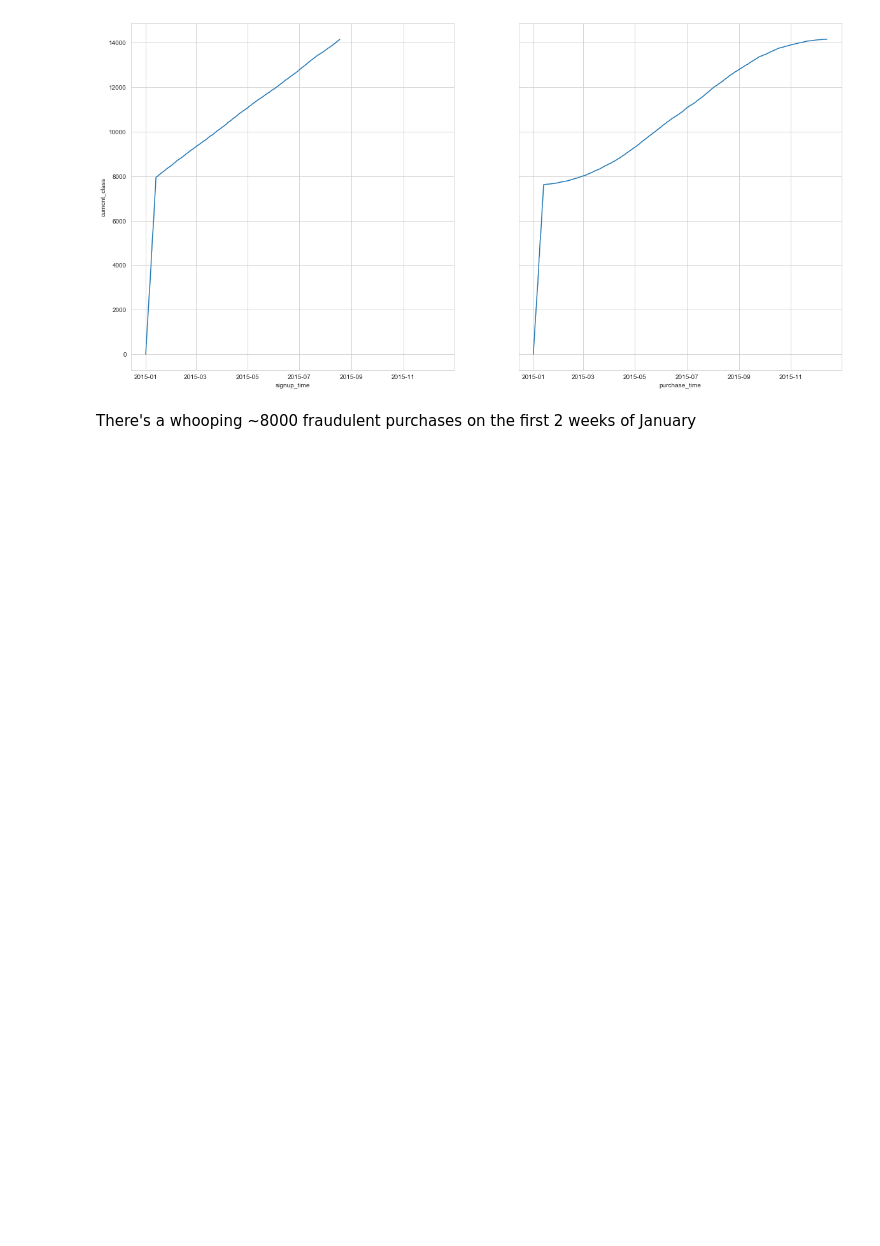
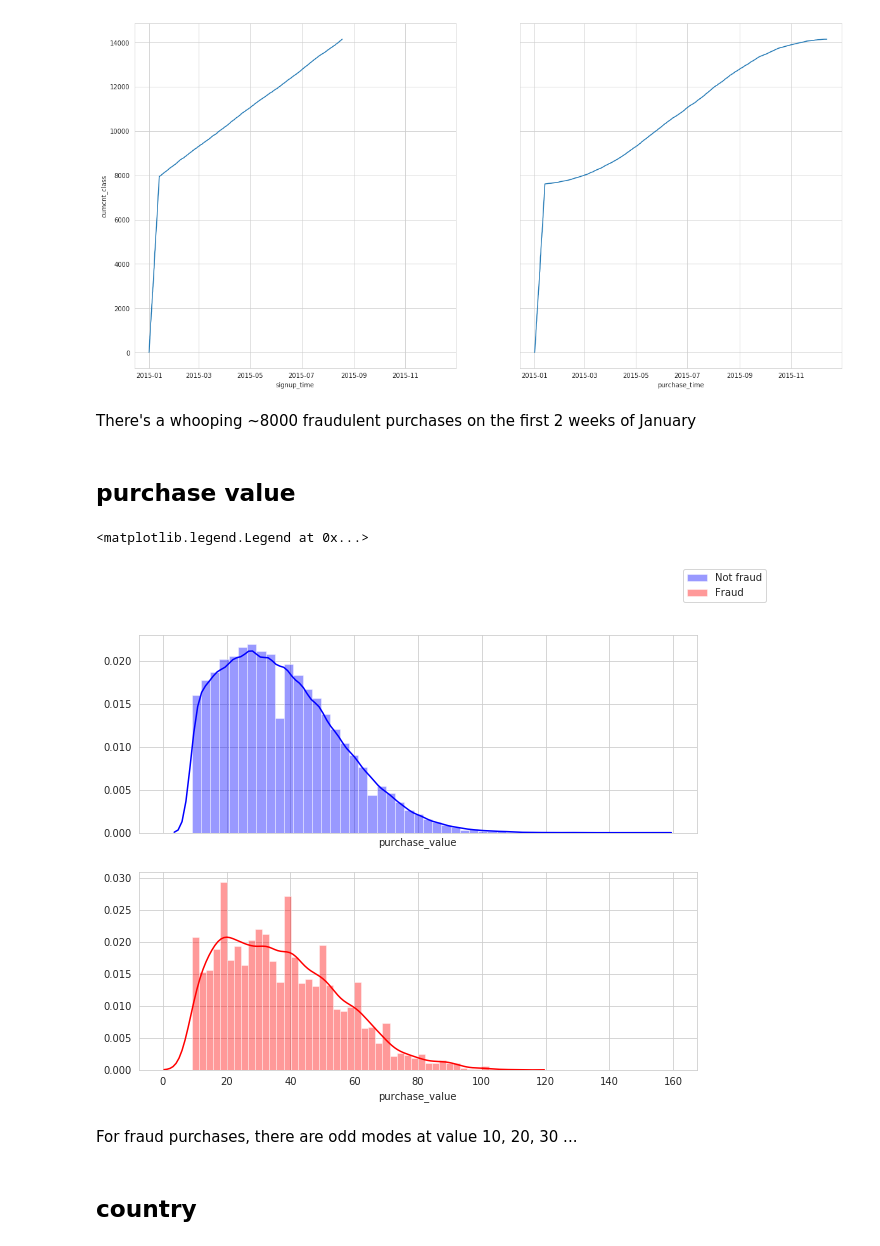
Before and after one commit to anhquan0412/pandas_practice, a Jupyter notebook: fraud_act.ipynb, the cells around one changed output. Drawn from its saved outputs; the diff is of its cells as text; code cells hidden in the pictures; blank space fills up the shorter version.

Commit message:
finish fraud ml

```diff
--- a/fraud_act.ipynb
+++ b/fraud_act.ipynb
@@ -239,3 +241,17 @@ _=sns.lineplot(x='purchase_time',y='cumcnt_class',data=temp2,ax=axes[1])
 [figure]
 # %% [markdown]
 There's a whooping ~8000 fraudulent purchases on the first 2 weeks of January
+# %% [markdown]
+## purchase value
+# %%
+fig,axes = plt.subplots(2,1,figsize=(10,8),sharex=True)
+_=sns.distplot(df[df['class']==0].purchase_value,kde=True,ax=axes[0],label='Not fraud',color='b')
+_=sns.distplot(df[df['class']==1].purchase_value,kde=True,ax=axes[1],label='Fraud',color='r')
+fig.legend()
+# %% [output]
+<matplotlib.legend.Legend at 0x...>
+[figure, added]
+# %% [markdown]
+For fraud purchases, there are odd modes at value 10, 20, 30 ...
+# %% [markdown]
+## country
```
Also changed, not shown: parts of 11 cells of this notebook, 2 other files.
